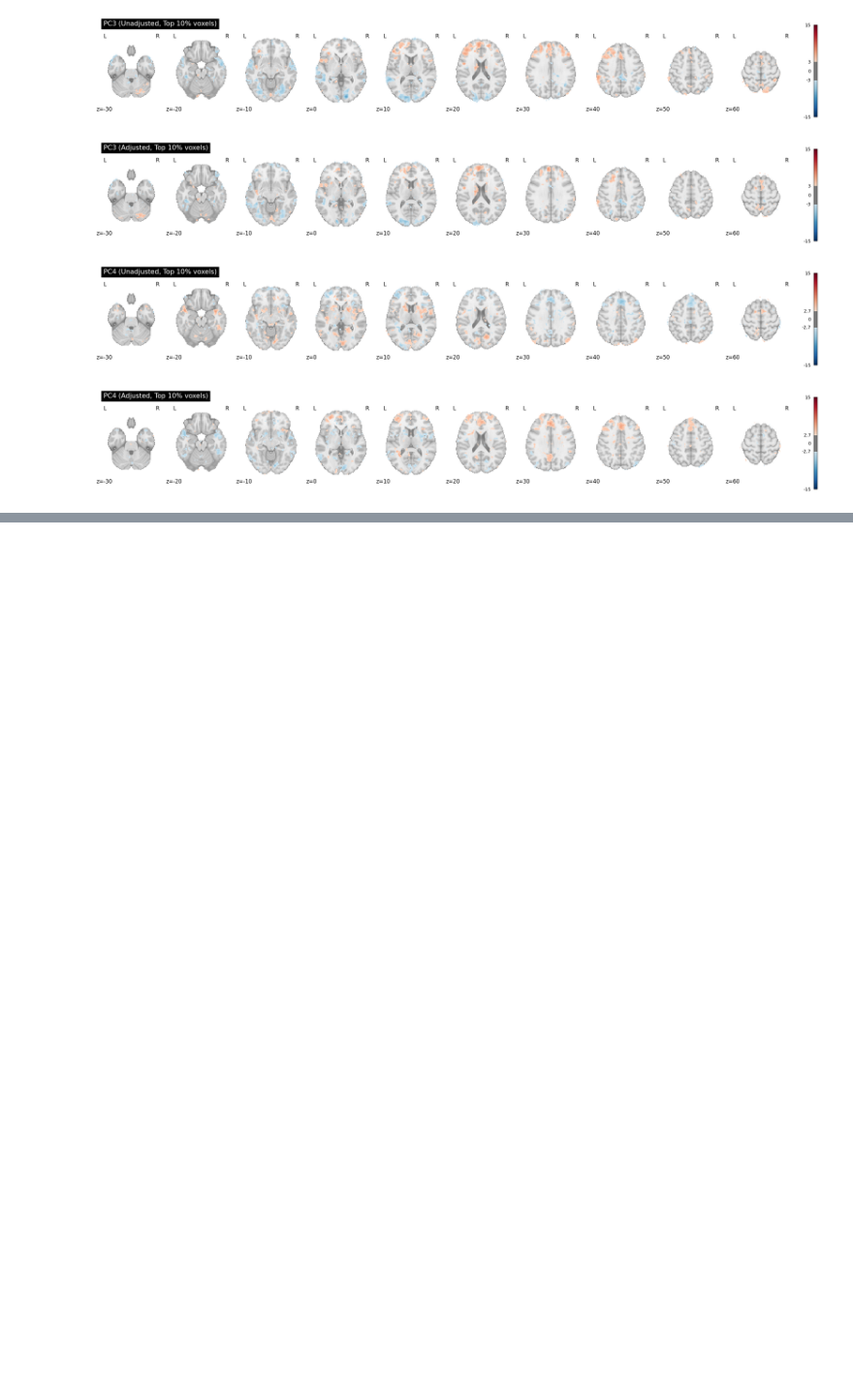
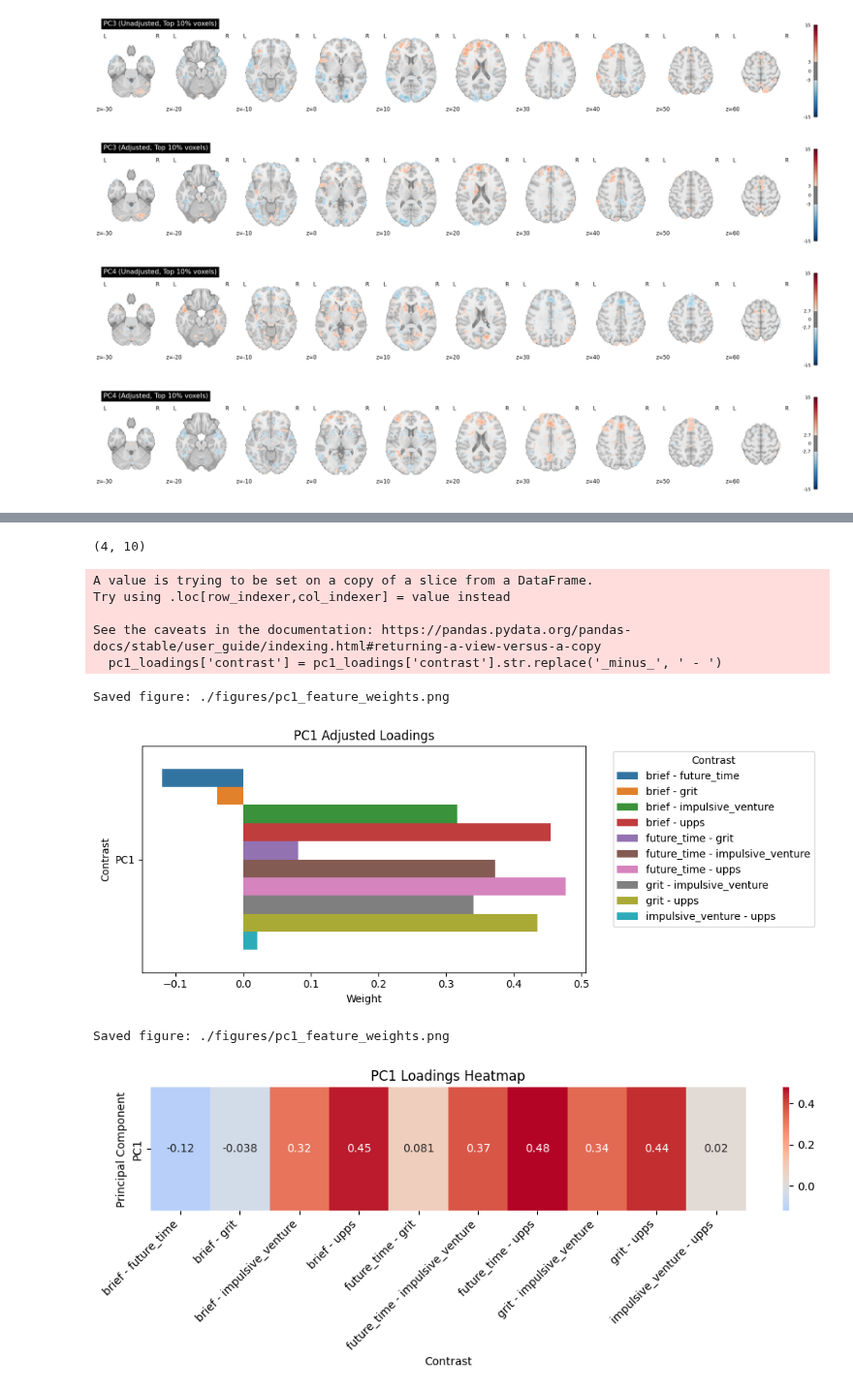
Before and after one commit to jaemonj/survey-medley-code, a Jupyter notebook: analyses/questionnaire_average_multivariate/paired_test_pca.ipynb, the cells around one changed output, grey strips where cells are left out. Shown at 97% size. Saved outputs shown, nothing was run; the diff lists cells and outputs as text; code cells hidden in the pictures; blank space fills up the shorter version.

```diff
--- a/analyses/questionnaire_average_multivariate/paired_test_pca.ipynb
+++ b/analyses/questionnaire_average_multivariate/paired_test_pca.ipynb
@@ -410,0 +462,70 @@ for pc_idx in range(n_components):
+# %%
+loadings_unscaled_adjusted.shape
+# %% [output]
+(4, 10)
+# %%
+pc1_loadings = loadings_adjusted_melted[loadings_adjusted_melted['index'] == 'PC1']
+pc1_loadings['contrast'] = pc1_loadings['contrast'].str.replace('_minus_', ' - ')
+
+# Create figure
+fig, ax = plt.subplots(figsize=(10, 4))  # adjust size as needed
+
+# Bar plot
+sns.barplot(x='Loading', y='index', data=pc1_loadings, ax=ax, hue='contrast')
+ax.legend(title='Contrast', bbox_to_anchor=(1.05, 1), loc='upper left')
+
+# Labels and title
+ax.set_title('PC1 Adjusted Loadings')
+ax.set_xlabel('Weight')
+ax.set_ylabel('Contrast')
+
+# Adjust layout
+plt.tight_layout()
+
+# Save figure as high-res PNG
+out_path = './figures/pc1_feature_weights.png'
+plt.savefig(out_path, dpi=300, bbox_inches='tight')
+print(f'Saved figure: {out_path}')
+
+plt.show()
+
+# Create figure
+pc1_loadings = loadings_unscaled_adjusted[0, :].reshape(1, -1)  # shape (1, 10)
+
+# 2. Clean contrast names for x-axis
+xtick_labels = [name.replace('_minus_', ' - ') for name in contrast_names]
+
+# 3. Create figure
+fig, ax = plt.subplots(figsize=(12, 2))  # wider for contrasts
+
+sns.heatmap(
+    pc1_loadings,
+    annot=True,
+    cmap='coolwarm',
+    xticklabels=xtick_labels,
+    yticklabels=['PC1'],  # now only one row
+    center=0,
+    ax=ax,
+)
+
+ax.set_title('PC1 Loadings Heatmap')
+ax.set_xlabel('Contrast')
+ax.set_ylabel('Principal Component')
+ax.set_xticklabels(ax.get_xticklabels(), rotation=45, ha='right')
+
+plt.tight_layout()
+
+out_path = './figures/pc1_feature_weights.png'
+plt.savefig(out_path, dpi=300, bbox_inches='tight')
+print(f'Saved figure: {out_path}')
+plt.show()
+# %% [output]
+A value is trying to be set on a copy of a slice from a DataFrame.
+Try using .loc[row_indexer,col_indexer] = value instead
+
+See the caveats in the documentation: https://pandas.pydata.org/pandas-docs/stable/user_guide/indexing.html#returning-a-view-versus-a-copy
+  pc1_loadings['contrast'] = pc1_loadings['contrast'].str.replace('_minus_', ' - ')
+Saved figure: ./figures/pc1_feature_weights.png
+[figure, added]
+Saved figure: ./figures/pc1_feature_weights.png
+[figure, added]
```
Also changed, not shown: parts of 5 cells of this notebook, 2 other files.
